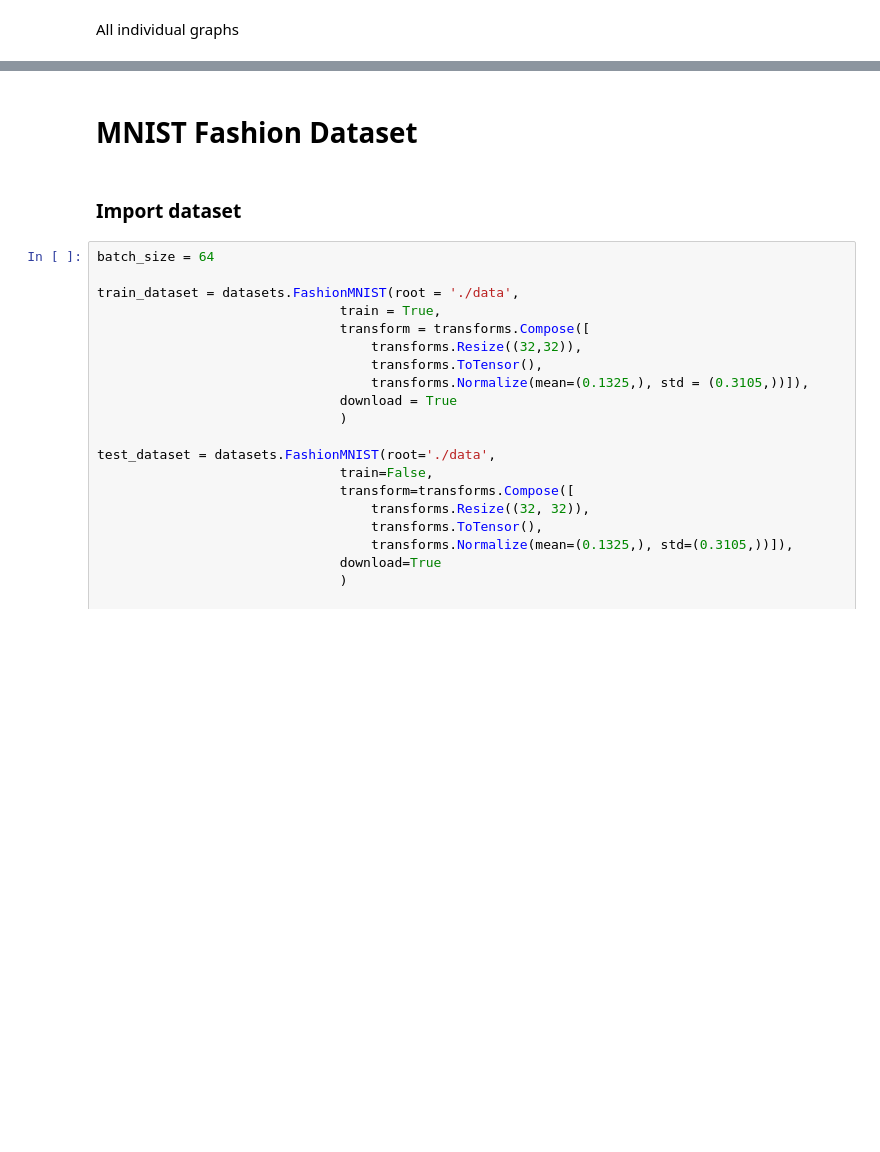
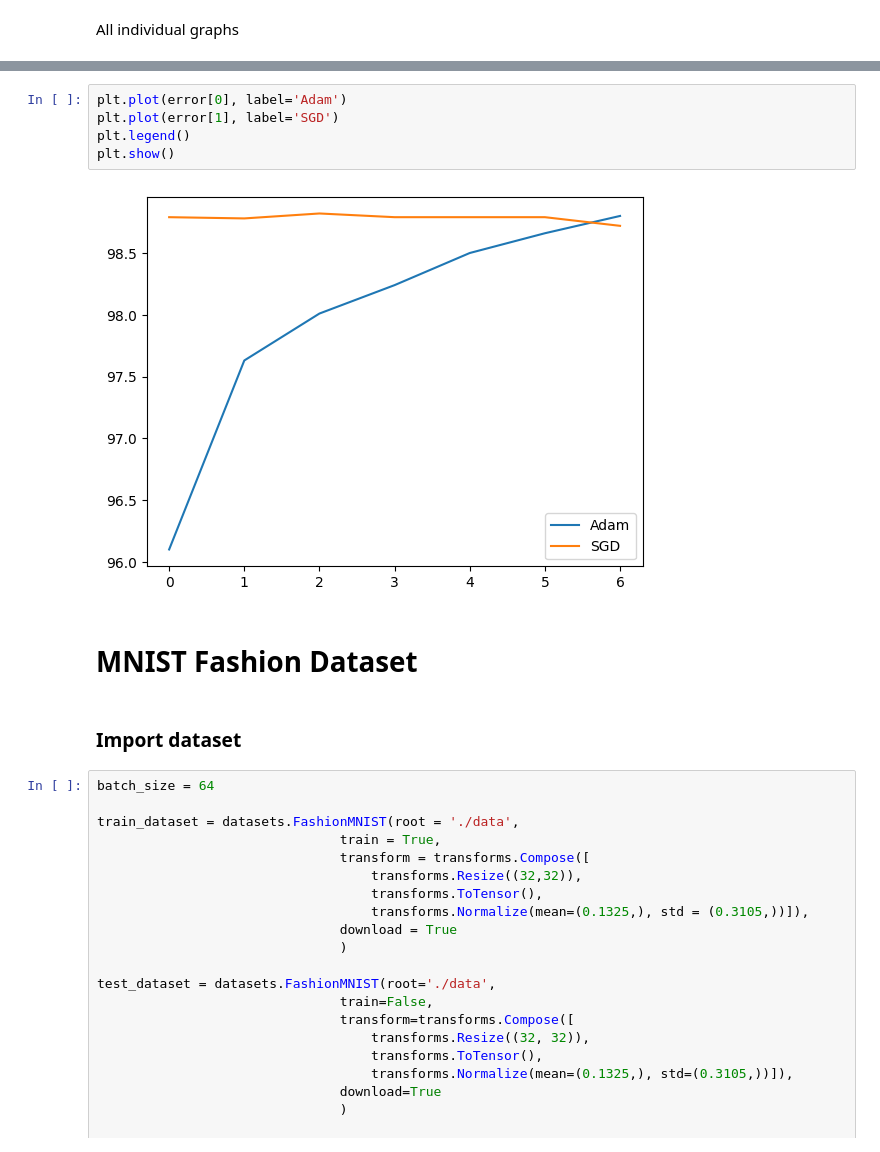
Before and after one commit to khlkeeton/MLProj, a Jupyter notebook: LeNet.ipynb, the cells around one changed output, grey strips where cells are left out. Drawn from its saved outputs; the diff is of its cells as text; blank space fills up the shorter version.

```diff
--- a/LeNet.ipynb
+++ b/LeNet.ipynb
@@ -216,3 +258,10 @@ for i in range(len(error)):
+# %%
+plt.plot(error[0], label='Adam')
+plt.plot(error[1], label='SGD')
+plt.legend()
+plt.show()
+# %% [output]
+[figure, added]
 # %% [markdown]
 # MNIST Fashion Dataset
 # %% [markdown]
```
Also changed, not shown: parts of 22 cells of this notebook, 9 other files.
